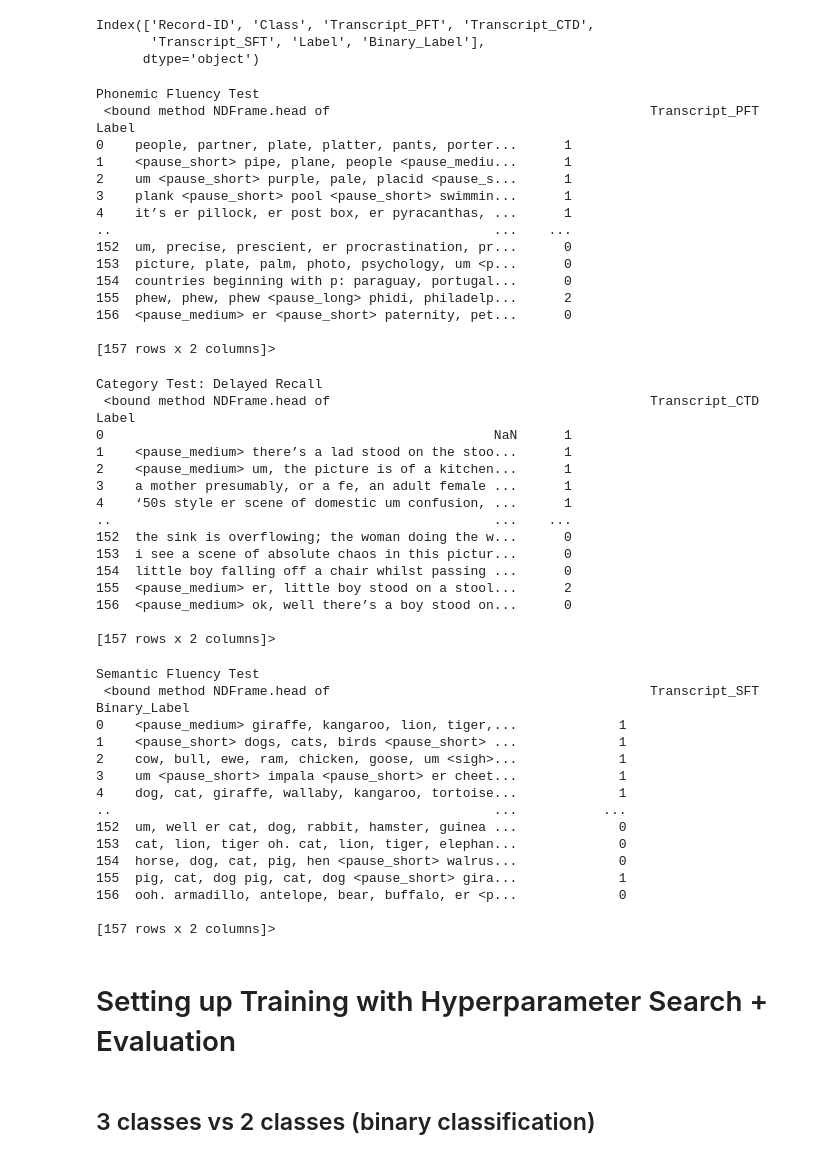
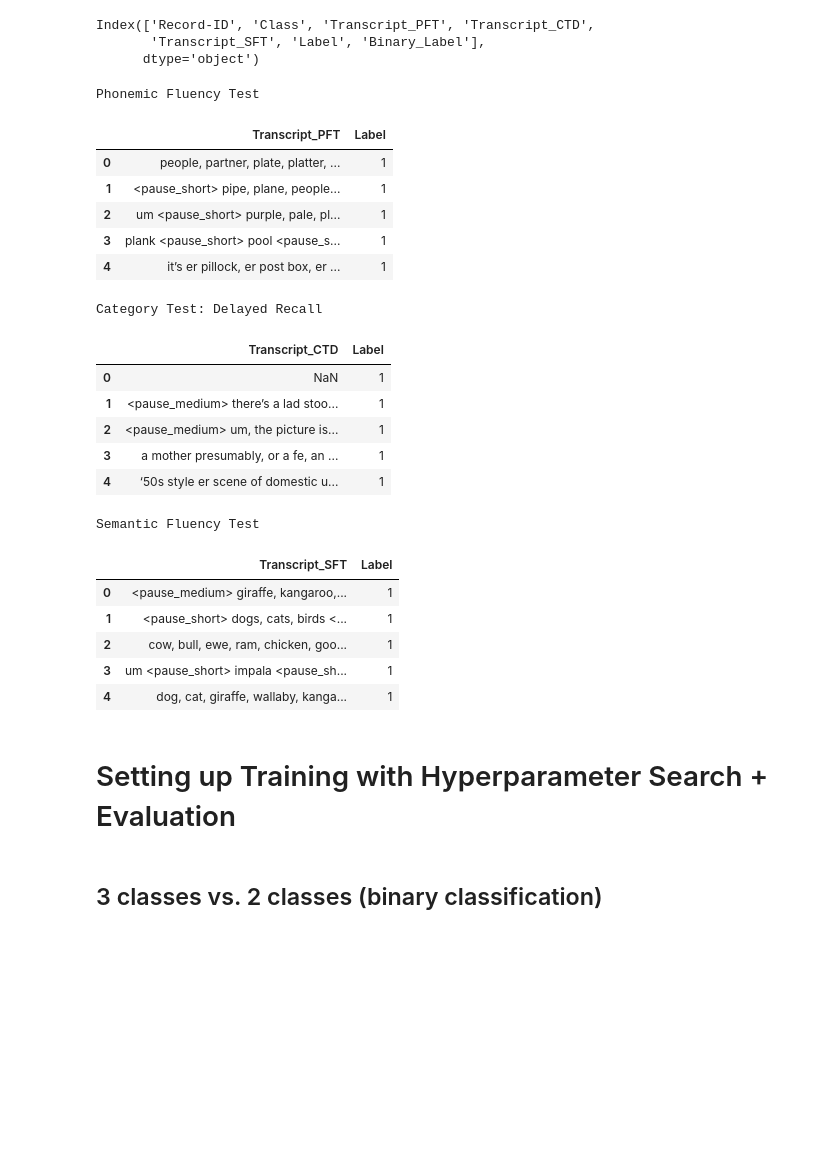
Before and after one commit to DonnyLe/NLP-Final-Project, a Jupyter notebook: logreg/train_lr.ipynb, the cells around one changed output. Cells and saved outputs as stored; diff of their text form; code cells hidden in the pictures; blank space fills up the shorter version.

```diff
--- a/logreg/train_lr.ipynb
+++ b/logreg/train_lr.ipynb
@@ -53,59 +52,38 @@ pft_df = transcript_df[["Transcript_PFT", "Label"]]
 ctd_df = transcript_df[['Transcript_CTD', 'Label']]
 sft_df = transcript_df[['Transcript_SFT', 'Label']]
 # %%
-print("Phonemic Fluency Test \n", pft_df.head)
+print("Phonemic Fluency Test \n")
+pft_df.head()
 # %% [output]
 Phonemic Fluency Test
- <bound method NDFrame.head of                                         Transcript_PFT  Label
-0    people, partner, plate, platter, pants, porter...      1
-1    <pause_short> pipe, plane, people <pause_mediu...      1
-2    um <pause_short> purple, pale, placid <pause_s...      1
-3    plank <pause_short> pool <pause_short> swimmin...      1
-4    it’s er pillock, er post box, er pyracanthas, ...      1
-..                                                 ...    ...
-152  um, precise, prescient, er procrastination, pr...      0
-153  picture, plate, palm, photo, psychology, um <p...      0
-154  countries beginning with p: paraguay, portugal...      0
-155  phew, phew, phew <pause_long> phidi, philadelp...      2
-156  <pause_medium> er <pause_short> paternity, pet...      0
-
-[157 rows x 2 columns]>
+|  | Transcript_PFT | Label |
+| 0 | people, partner, plate, platter, ... | 1 |
+| 1 | <pause_short> pipe, plane, people... | 1 |
+| 2 | um <pause_short> purple, pale, pl... | 1 |
+| 3 | plank <pause_short> pool <pause_s... | 1 |
+| 4 | it’s er pillock, er post box, er ... | 1 |
 # %%
-print("Category Test: Delayed Recall \n", ctd_df.head)
+print("Category Test: Delayed Recall \n")
+ctd_df.head()
 # %% [output]
 Category Test: Delayed Recall
- <bound method NDFrame.head of                                         Transcript_CTD  Label
-0                                                  NaN      1
-1    <pause_medium> there’s a lad stood on the stoo...      1
-2    <pause_medium> um, the picture is of a kitchen...      1
-3    a mother presumably, or a fe, an adult female ...      1
-4    ‘50s style er scene of domestic um confusion, ...      1
-..                                                 ...    ...
-152  the sink is overflowing; the woman doing the w...      0
-153  i see a scene of absolute chaos in this pictur...      0
-154  little boy falling off a chair whilst passing ...      0
-155  <pause_medium> er, little boy stood on a stool...      2
-156  <pause_medium> ok, well there’s a boy stood on...      0
-
-[157 rows x 2 columns]>
+|  | Transcript_CTD | Label |
+| 0 | NaN | 1 |
+| 1 | <pause_medium> there’s a lad stoo... | 1 |
+| 2 | <pause_medium> um, the picture is... | 1 |
+| 3 | a mother presumably, or a fe, an ... | 1 |
+| 4 | ‘50s style er scene of domestic u... | 1 |
 # %%
-print("Semantic Fluency Test \n", sft_df.head)
+print("Semantic Fluency Test \n")
+sft_df.head()
 # %% [output]
 Semantic Fluency Test
- <bound method NDFrame.head of                                         Transcript_SFT  Binary_Label
-0    <pause_medium> giraffe, kangaroo, lion, tiger,...             1
-1    <pause_short> dogs, cats, birds <pause_short> ...             1
-2    cow, bull, ewe, ram, chicken, goose, um <sigh>...             1
-3    um <pause_short> impala <pause_short> er cheet...             1
-4    dog, cat, giraffe, wallaby, kangaroo, tortoise...             1
-..                                                 ...           ...
-152  um, well er cat, dog, rabbit, hamster, guinea ...             0
-153  cat, lion, tiger oh. cat, lion, tiger, elephan...             0
-154  horse, dog, cat, pig, hen <pause_short> walrus...             0
-155  pig, cat, dog pig, cat, dog <pause_short> gira...             1
-156  ooh. armadillo, antelope, bear, buffalo, er <p...             0
-
-[157 rows x 2 columns]>
+|  | Transcript_SFT | Label |
+| 0 | <pause_medium> giraffe, kangaroo,... | 1 |
+| 1 | <pause_short> dogs, cats, birds <... | 1 |
+| 2 | cow, bull, ewe, ram, chicken, goo... | 1 |
+| 3 | um <pause_short> impala <pause_sh... | 1 |
+| 4 | dog, cat, giraffe, wallaby, kanga... | 1 |
 # %% [markdown]
 # Setting up Training with Hyperparameter Search + Evaluation
 # %%
@@ -281,7 +256,7 @@ def train_eval_log_reg_text_only_kfold(
 
     return final_clf, fold_scores, mean_f1, std_f1, best_params
 # %% [markdown]
-## 3 classes vs 2 classes (binary classification)
+## 3 classes vs. 2 classes (binary classification)
 # %%
 # 3 classes
 results_by_transcript = {}
```
Also changed, not shown: parts of 5 cells of this notebook, 1 other file.
